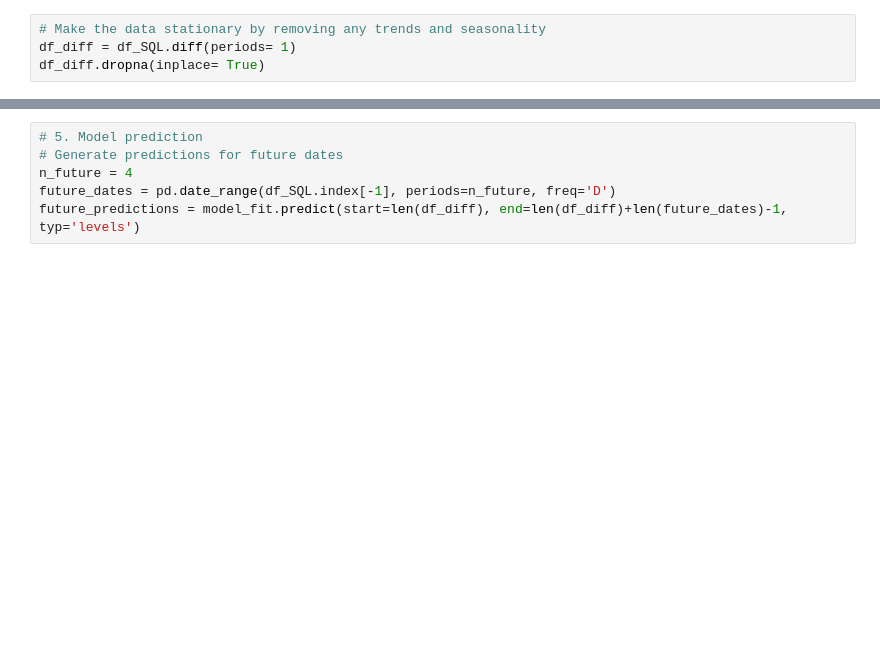
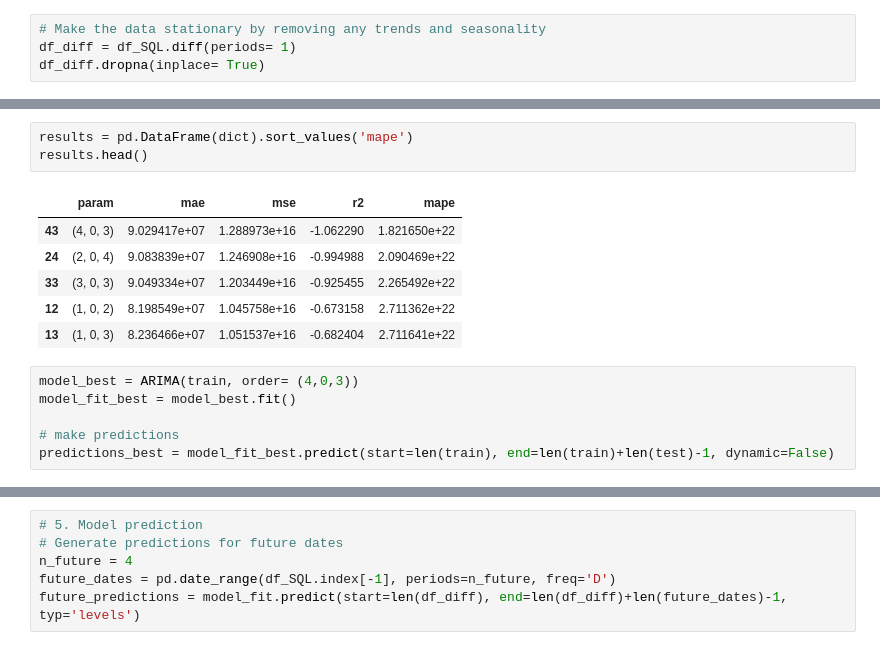
Before and after one commit to TomasCardeLo/ML-Dispapeles-TomasCaLo, a Jupyter notebook: Time series/Time series v2.ipynb, the cells around one changed output, grey strips where cells are left out. Drawn from its saved outputs; the diff is of its cells as text; blank space fills up the shorter version.

```diff
--- a/Time series/Time series v2.ipynb
+++ b/Time series/Time series v2.ipynb
@@ -162,0 +170,16 @@ MAPE:  0.8359837429795997
+# %%
+results = pd.DataFrame(dict).sort_values('mape')
+results.head()
+# %% [output]
+|  | param | mae | mse | r2 | mape |
+| 43 | (4, 0, 3) | 9.029417e+07 | 1.288973e+16 | -1.062290 | 1.821650e+22 |
+| 24 | (2, 0, 4) | 9.083839e+07 | 1.246908e+16 | -0.994988 | 2.090469e+22 |
+| 33 | (3, 0, 3) | 9.049334e+07 | 1.203449e+16 | -0.925455 | 2.265492e+22 |
+| 12 | (1, 0, 2) | 8.198549e+07 | 1.045758e+16 | -0.673158 | 2.711362e+22 |
+| 13 | (1, 0, 3) | 8.236466e+07 | 1.051537e+16 | -0.682404 | 2.711641e+22 |
+# %%
+model_best = ARIMA(train, order= (4,0,3))
+model_fit_best = model_best.fit()
+
+# make predictions
+predictions_best = model_fit_best.predict(start=len(train), end=len(train)+len(test)-1, dynamic=False)
```
Also changed, not shown: parts of 25 cells of this notebook, 1 other file.
